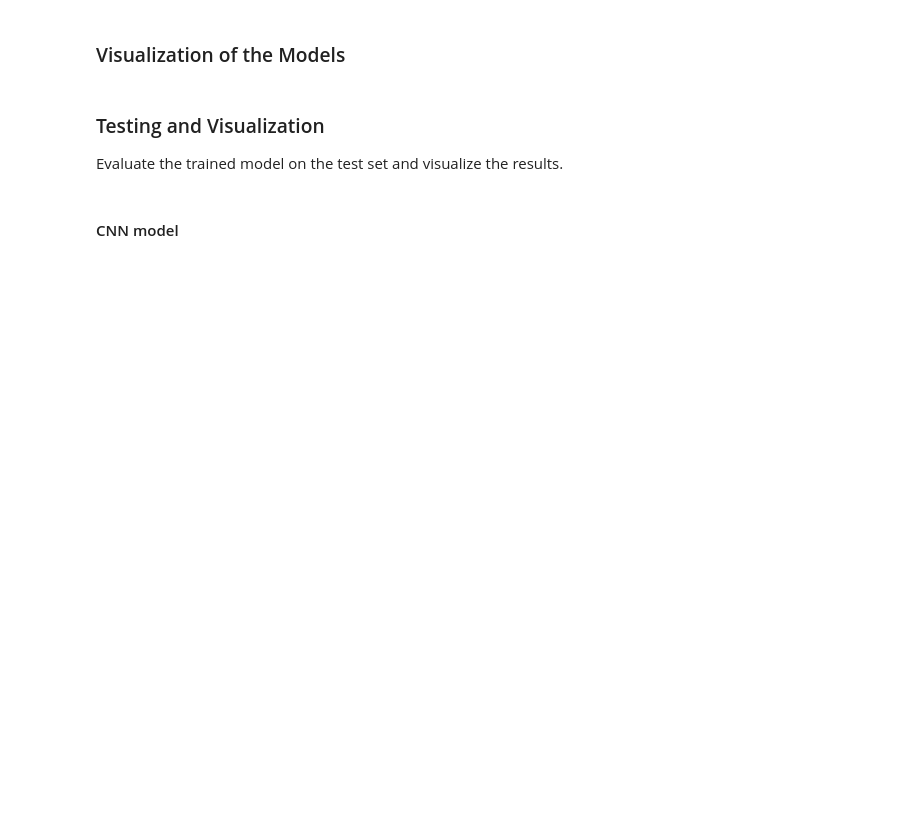
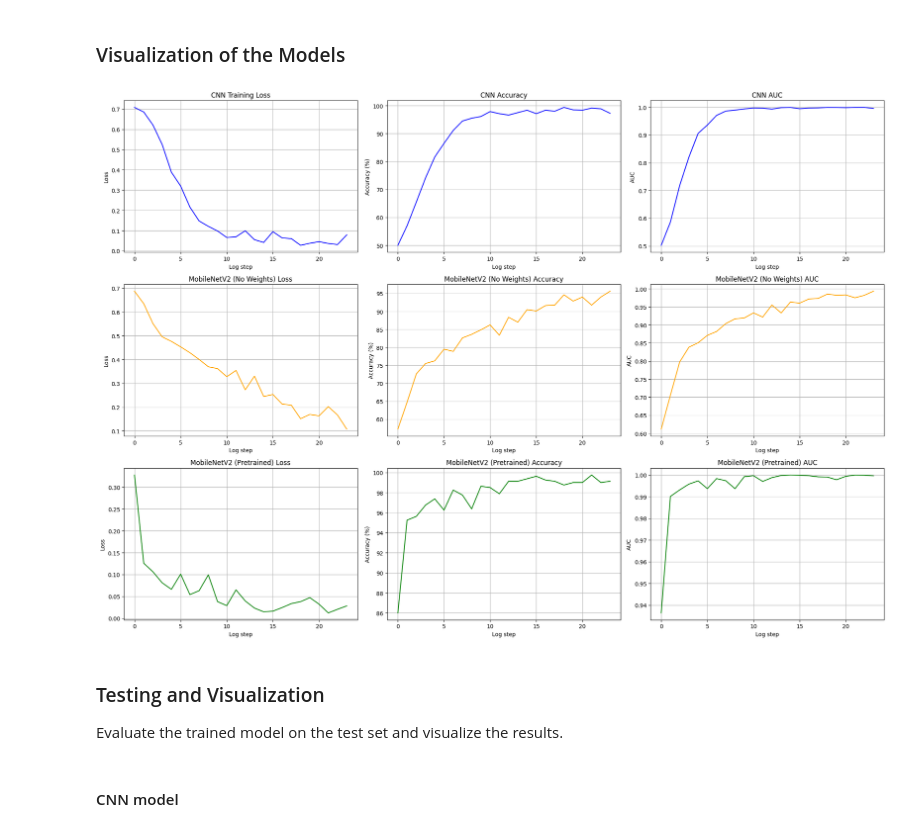
Before and after one commit to jobsalhi/Fake-Vs-Real-Image-detection, a Jupyter notebook: explore.ipynb, the cells around one changed output. Saved outputs shown, nothing was run; the diff lists cells and outputs as text; code cells hidden in the pictures; blank space fills up the shorter version.

Commit message:
added pretrained MobileNetV2

```diff
--- a/explore.ipynb
+++ b/explore.ipynb
@@ -416,3 +517,84 @@ plt.show()
+# %%
+import matplotlib.pyplot as plt
+
+plt.figure(figsize=(20, 14))
+
+# ------------------- CNN -------------------
+steps = range(len(cnn_losses))
+
+plt.subplot(3, 3, 1)
+plt.plot(steps, cnn_losses, label="CNN Loss", color='blue')
+plt.title("CNN Training Loss")
+plt.xlabel("Log step")
+plt.ylabel("Loss")
+plt.grid(True)
+
+plt.subplot(3, 3, 2)
+plt.plot(steps, cnn_accuracies, label="CNN Accuracy", color='blue')
+plt.title("CNN Accuracy")
+plt.xlabel("Log step")
+plt.ylabel("Accuracy (%)")
+plt.grid(True)
+
+plt.subplot(3, 3, 3)
+plt.plot(steps, cnn_auc_scores, label="CNN AUC", color='blue')
+plt.title("CNN AUC")
+plt.xlabel("Log step")
+plt.ylabel("AUC")
+plt.grid(True)
+
+# ------------------- MobileNet (no weights) -------------------
+steps = range(len(mobilNet_losses))
+
+plt.subplot(3, 3, 4)
+plt.plot(steps, mobilNet_losses, label="MobileNet Loss", color='orange')
+plt.title("MobileNetV2 (No Weights) Loss")
+plt.xlabel("Log step")
+plt.ylabel("Loss")
+plt.grid(True)
+
+plt.subplot(3, 3, 5)
+plt.plot(steps, mobilNet_accuracies, label="MobileNet Accuracy", color='orange')
+plt.title("MobileNetV2 (No Weights) Accuracy")
+plt.xlabel("Log step")
+plt.ylabel("Accuracy (%)")
+plt.grid(True)
+
+plt.subplot(3, 3, 6)
+plt.plot(steps, mobilNet_auc_scores, label="MobileNet AUC", color='orange')
+plt.title("MobileNetV2 (No Weights) AUC")
+plt.xlabel("Log step")
+plt.ylabel("AUC")
+plt.grid(True)
+
+# ------------------- MobileNet (pretrained) -------------------
+steps = range(len(mobilNetW_losses))
+
+plt.subplot(3, 3, 7)
+plt.plot(steps, mobilNetW_losses, label="MobileNetW Loss", color='green')
+plt.title("MobileNetV2 (Pretrained) Loss")
+plt.xlabel("Log step")
+plt.ylabel("Loss")
+plt.grid(True)
+
+plt.subplot(3, 3, 8)
+plt.plot(steps, mobilNetW_accuracies, label="MobileNetW Accuracy", color='green')
+plt.title("MobileNetV2 (Pretrained) Accuracy")
+plt.xlabel("Log step")
+plt.ylabel("Accuracy (%)")
+plt.grid(True)
+
+plt.subplot(3, 3, 9)
+plt.plot(steps, mobilNetW_auc_scores, label="MobileNetW AUC", color='green')
+plt.title("MobileNetV2 (Pretrained) AUC")
+plt.xlabel("Log step")
+plt.ylabel("AUC")
+plt.grid(True)
+
+plt.tight_layout()
+plt.show()
+# %% [output]
+[figure, added]
 # %% [markdown]
 ### Testing and Visualization
 Evaluate the trained model on the test set and visualize the results.
```
Also changed, not shown: parts of 15 cells of this notebook, 1 other file.
